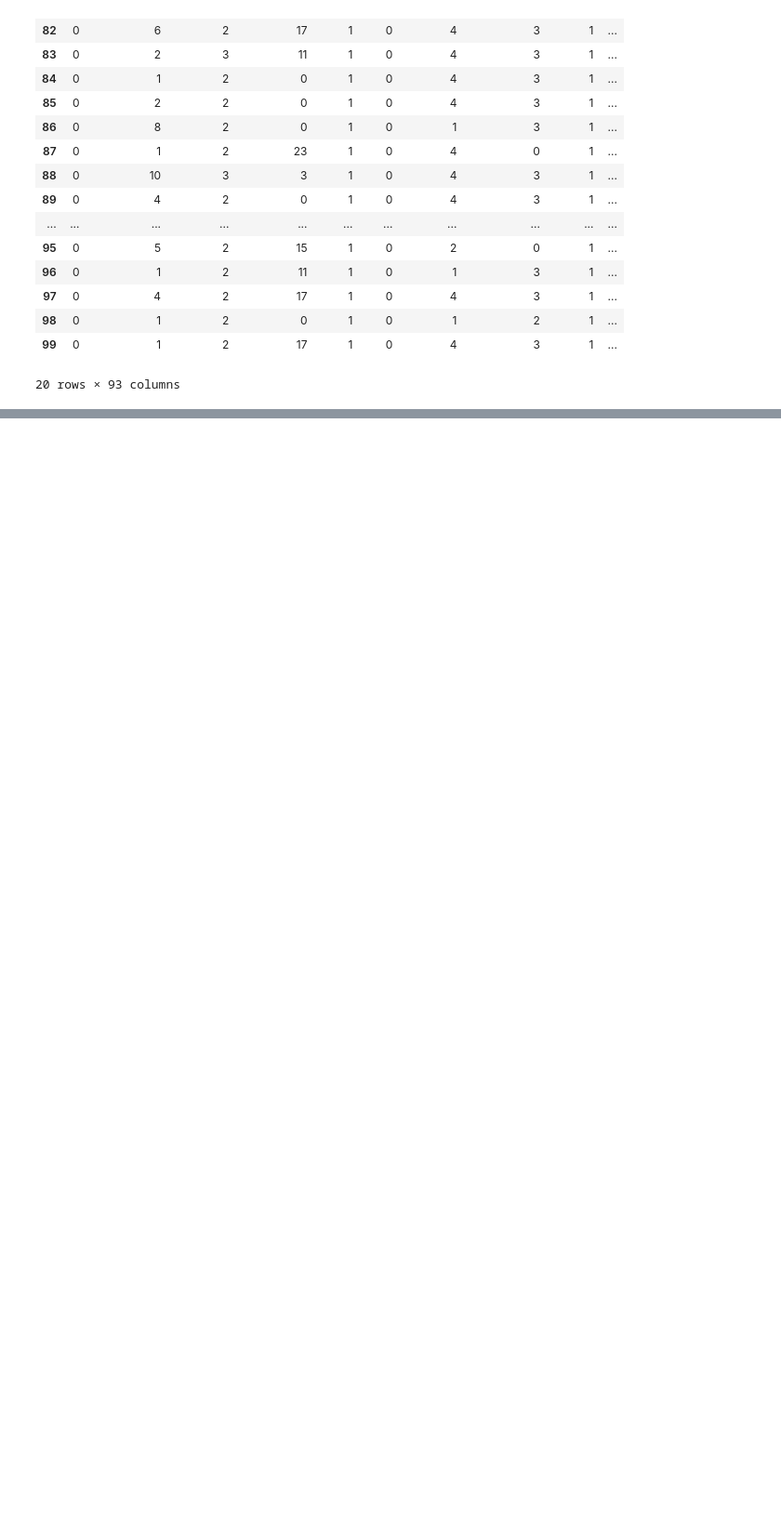
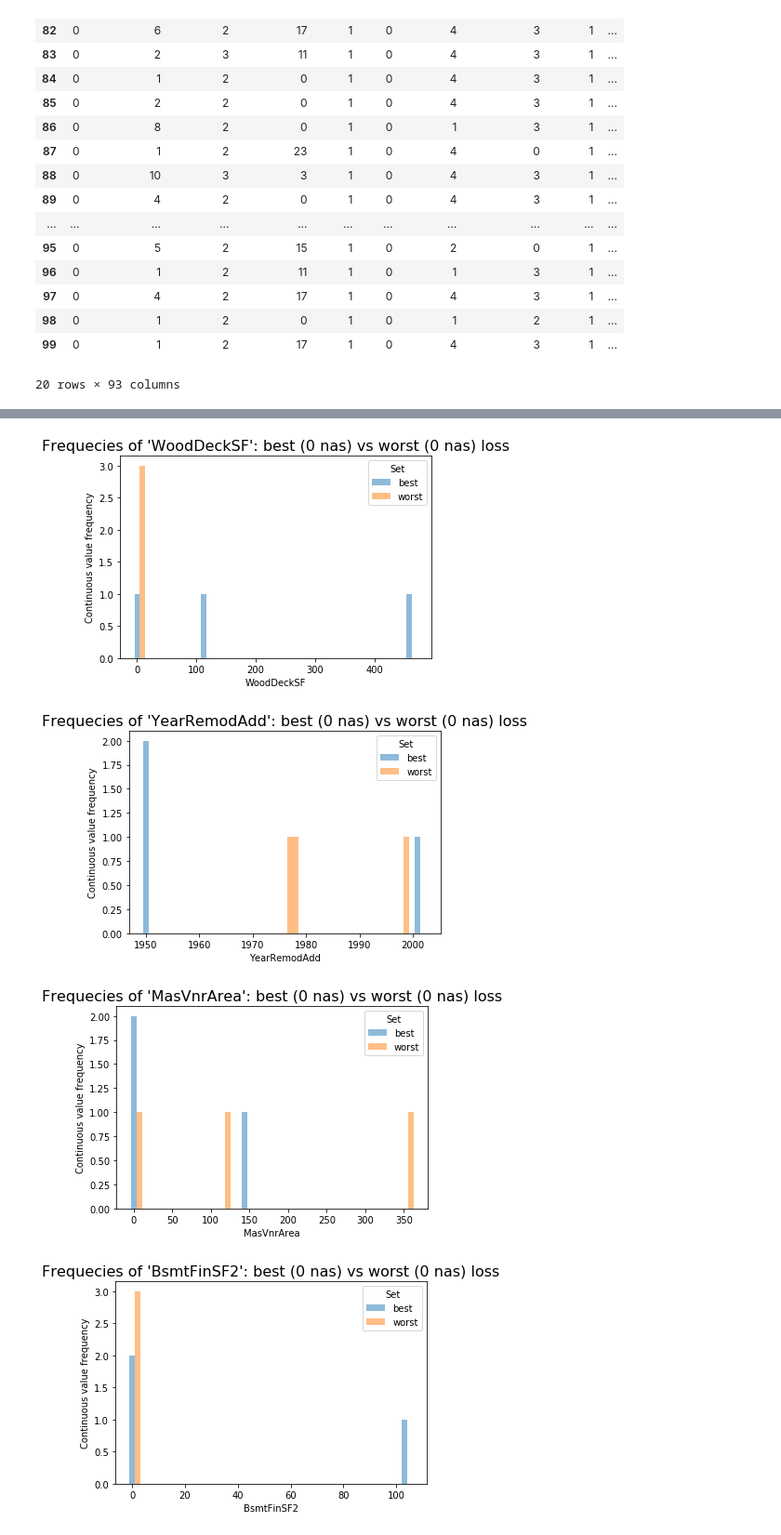
Before and after one commit to eschmidt42/kaggle_house_prices, a Jupyter notebook: notebooks/03_model_inspection.ipynb, the cells around one changed output, grey strips where cells are left out. Shown: that part at 93% size. Drawn from its saved outputs; the diff is of its cells as text; code cells hidden in the pictures; blank space fills up the shorter version.

```diff
--- a/notebooks/03_model_inspection.ipynb
+++ b/notebooks/03_model_inspection.ipynb
@@ -180,0 +359,7 @@ display_all(losses)
+# %%
+plot_top_distributions(cont_freqs=cont_freqs, top_n=5)
+# %% [output]
+[figure, added]
+[figure, added]
+[figure, added]
+[figure, added]
```
Also changed, not shown: parts of 48 cells of this notebook.
